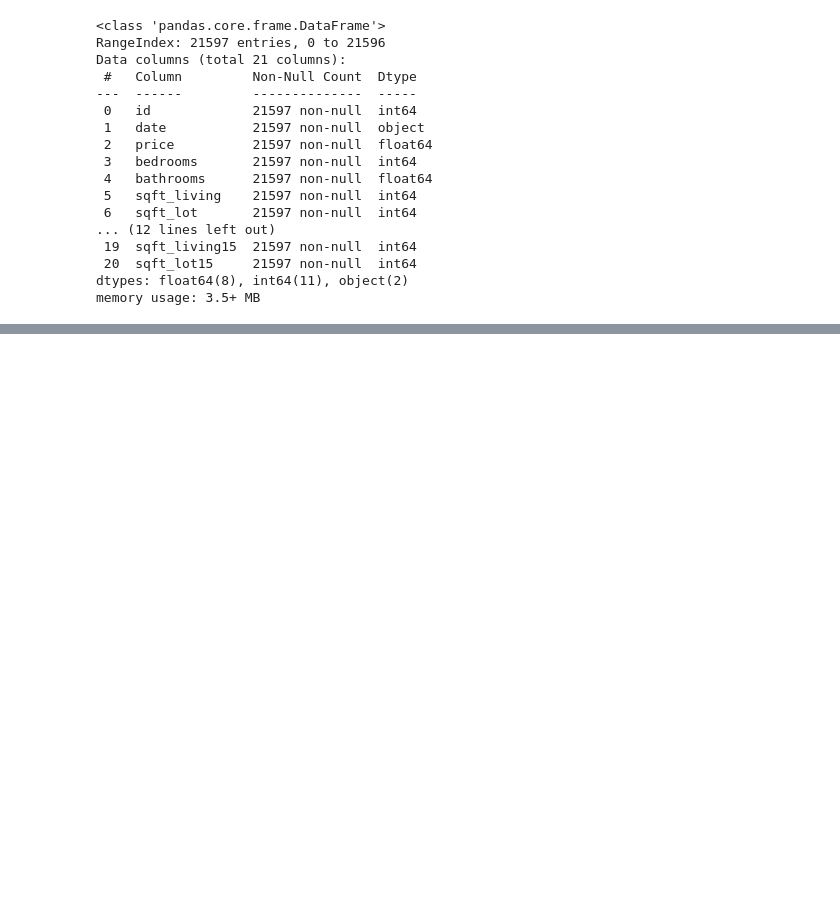
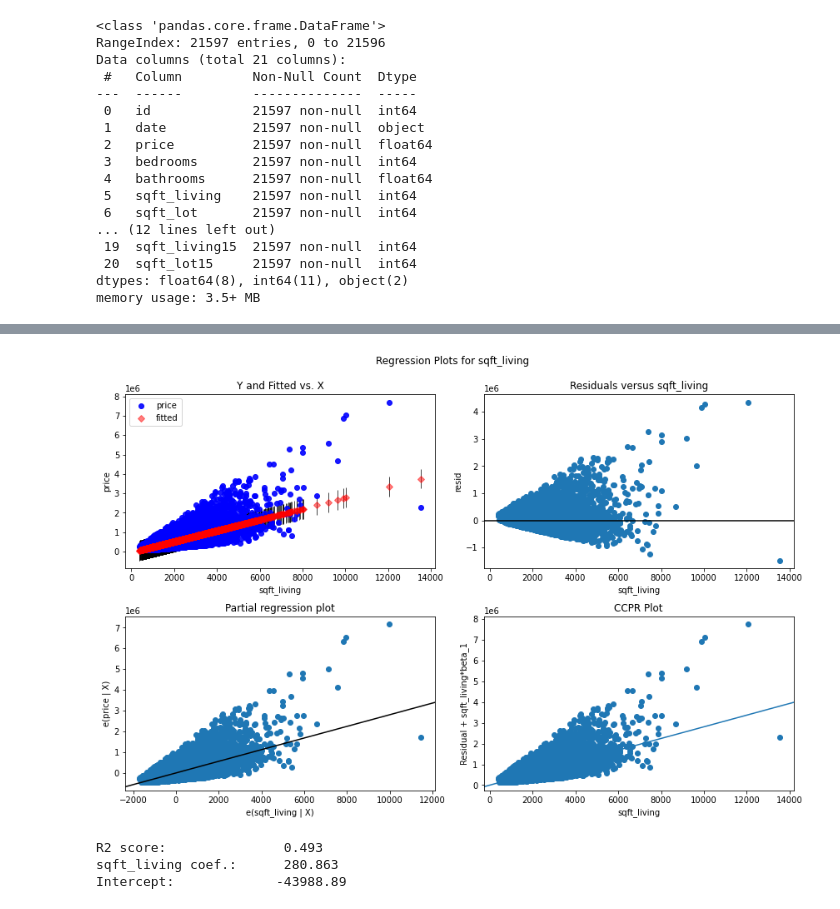
Before and after one commit to mankah/Project-2, a Jupyter notebook: Notebook.ipynb, the cells around one changed output, grey strips where cells are left out. Saved outputs shown, nothing was run; the diff lists cells and outputs as text; code cells hidden in the pictures; blank space fills up the shorter version.

```diff
--- a/Notebook.ipynb
+++ b/Notebook.ipynb
@@ -118,0 +83,6 @@ sns.heatmap(
+# %%
+#Statsmodels
+y = df.price
+X = sm.add_constant(df.sqft_living)
+stats_model_baseline = sm.OLS(endog=y, exog=X).fit()
+stats_model_baseline.summary()
@@ -118,0 +111,20 @@ sns.heatmap(
+# %%
+sm.graphics.plot_regress_exog(stats_model_baseline, 'sqft_living', fig = plt.figure(figsize=(12,8)));
+# %% [output]
+[figure, added]
+# %%
+#SkLearn
+y = df.price
+X = df.sqft_living.values.reshape(-1,1)
+sk_model_baseline = LinearRegression()
+sk_model_baseline.fit(X, y)
+score = sk_model_baseline.score(X, y)
+coef = sk_model_baseline.coef_
+intercept = sk_model_baseline.intercept_
+print('R2 score:              ', round(score, 3))
+print('sqft_living coef.:     ', round(coef[0], 3))
+print('Intercept:            ', round(intercept, 2))
+# %% [output]
+R2 score:               0.493
+sqft_living coef.:      280.863
+Intercept:             -43988.89
```
Also changed, not shown: parts of 13 cells of this notebook.
